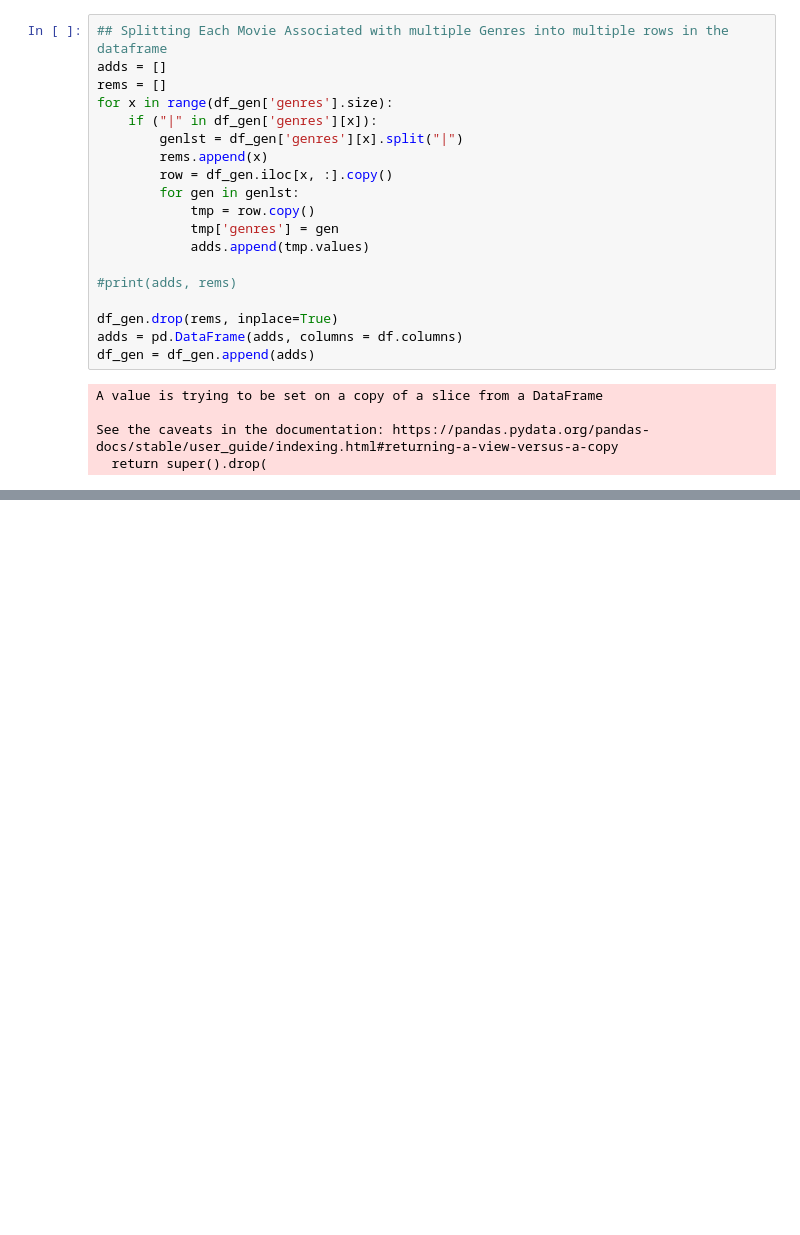
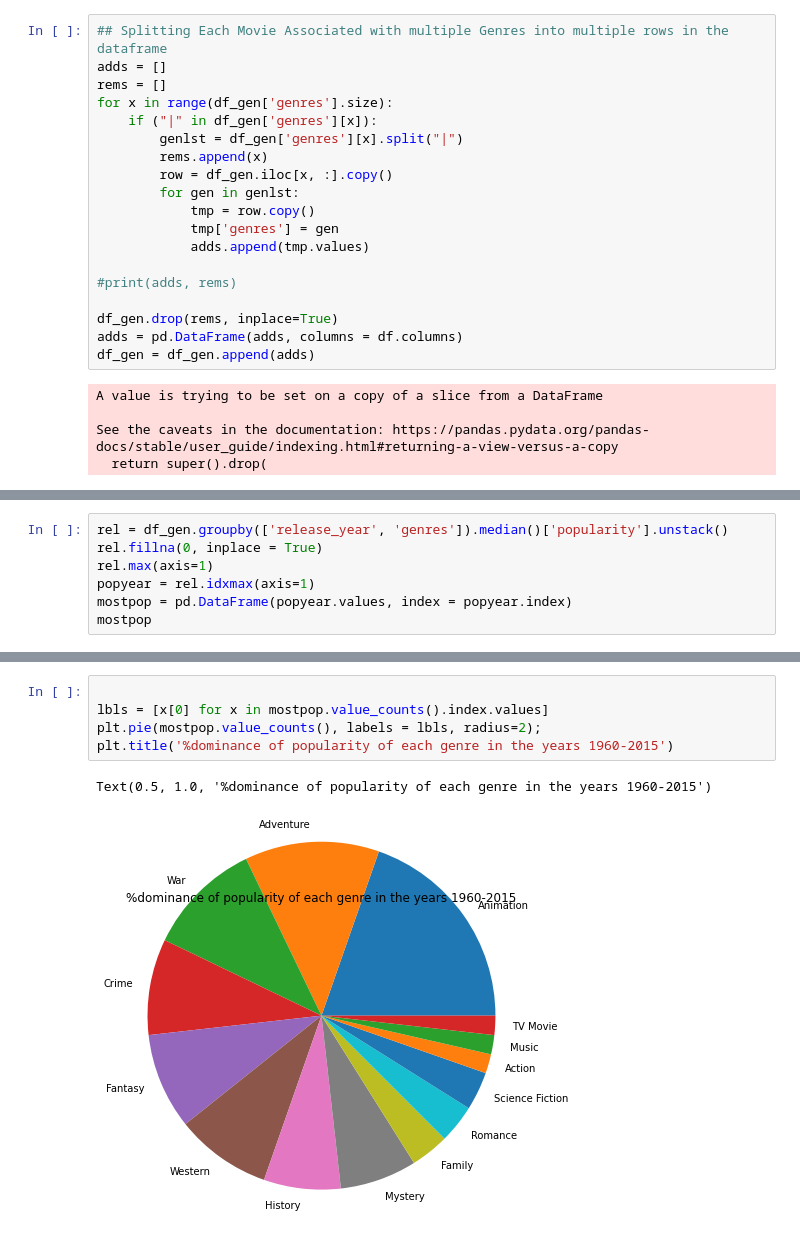
Before and after one commit to Noor-Nizar/FWD_DataAnalytics, a Jupyter notebook: proj.ipynb, the cells around one changed output, grey strips where cells are left out. Cells and saved outputs as stored; diff of their text form; blank space fills up the shorter version.

Commit message:
Some Visualization

```diff
--- a/proj.ipynb
+++ b/proj.ipynb
@@ -85,0 +51,7 @@ Name: genres, dtype: int64
+# %%
+rel = df_gen.groupby(['release_year', 'genres']).median()['popularity'].unstack()
+rel.fillna(0, inplace = True)
+rel.max(axis=1)
+popyear = rel.idxmax(axis=1)
+mostpop = pd.DataFrame(popyear.values, index = popyear.index)
+mostpop
@@ -85,0 +77,8 @@ Name: genres, dtype: int64
+# %%
+
+lbls = [x[0] for x in mostpop.value_counts().index.values]
+plt.pie(mostpop.value_counts(), labels = lbls, radius=2);
+plt.title('%dominance of popularity of each genre in the years 1960-2015')
+# %% [output]
+Text(0.5, 1.0, '%dominance of popularity of each genre in the years 1960-2015')
+[figure, added]
```
Also changed, not shown: parts of 6 cells of this notebook.
